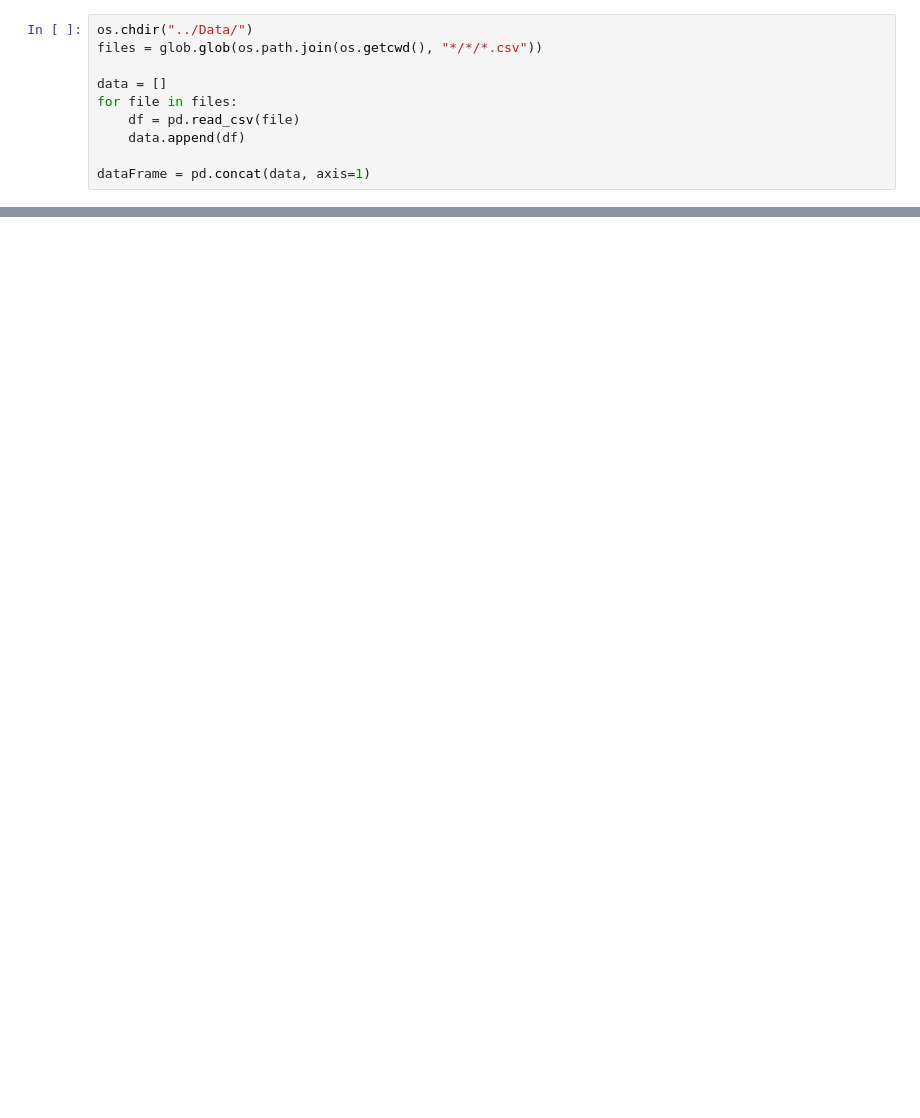
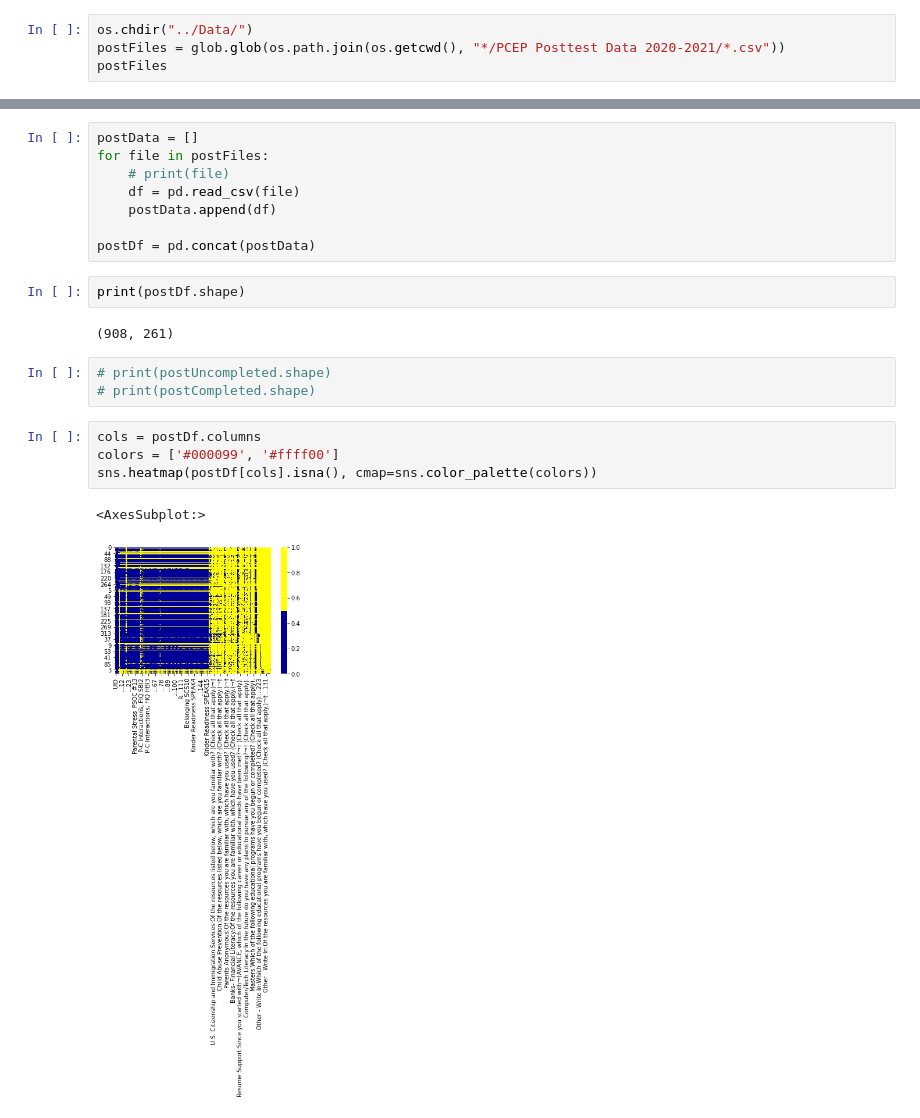
Before and after one commit to andysalitre/AVANCE-Fall2021, a Jupyter notebook: EDA/dataExploration.ipynb, the cells around one changed output, grey strips where cells are left out. Cells and saved outputs as stored; diff of their text form; blank space fills up the shorter version.

```diff
--- a/EDA/dataExploration.ipynb
+++ b/EDA/dataExploration.ipynb
@@ -5,10 +9,4 @@ import pandas as pd
 # %%
 os.chdir("../Data/")
-files = glob.glob(os.path.join(os.getcwd(), "*/*/*.csv"))
-
-data = []
-for file in files:
-    df = pd.read_csv(file)
-    data.append(df)
-
-dataFrame = pd.concat(data, axis=1)
+postFiles = glob.glob(os.path.join(os.getcwd(), "*/PCEP Posttest Data 2020-2021/*.csv"))
+postFiles
@@ -24,0 +20,22 @@ dataFrame.head()
+# %%
+postData = []
+for file in postFiles:
+    # print(file)
+    df = pd.read_csv(file)
+    postData.append(df)
+
+postDf = pd.concat(postData)
+# %%
+print(postDf.shape)
+# %% [output]
+(908, 261)
+# %%
+# print(postUncompleted.shape)
+# print(postCompleted.shape)
+# %%
+cols = postDf.columns
+colors = ['#000099', '#ffff00']
+sns.heatmap(postDf[cols].isna(), cmap=sns.color_palette(colors))
+# %% [output]
+<AxesSubplot:>
+[figure, added]
```
Also changed, not shown: parts of 41 cells of this notebook.
